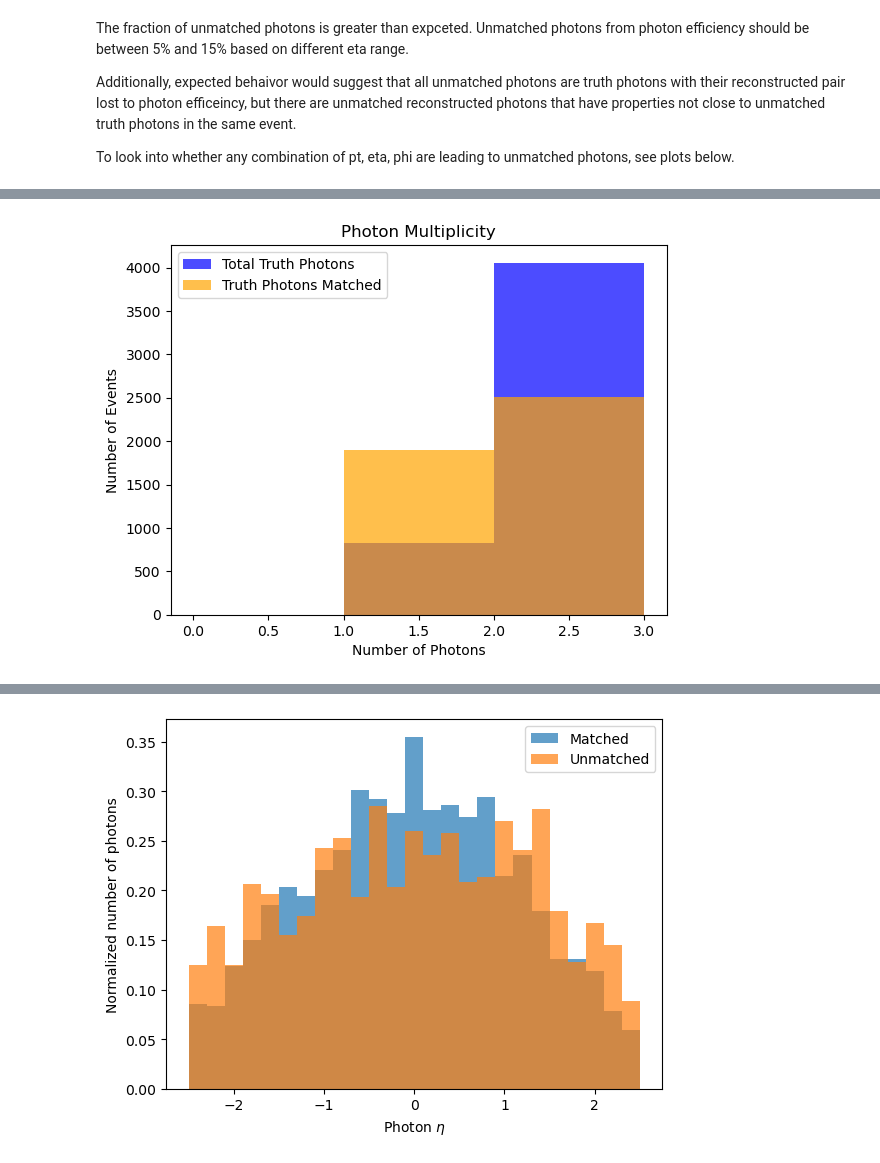
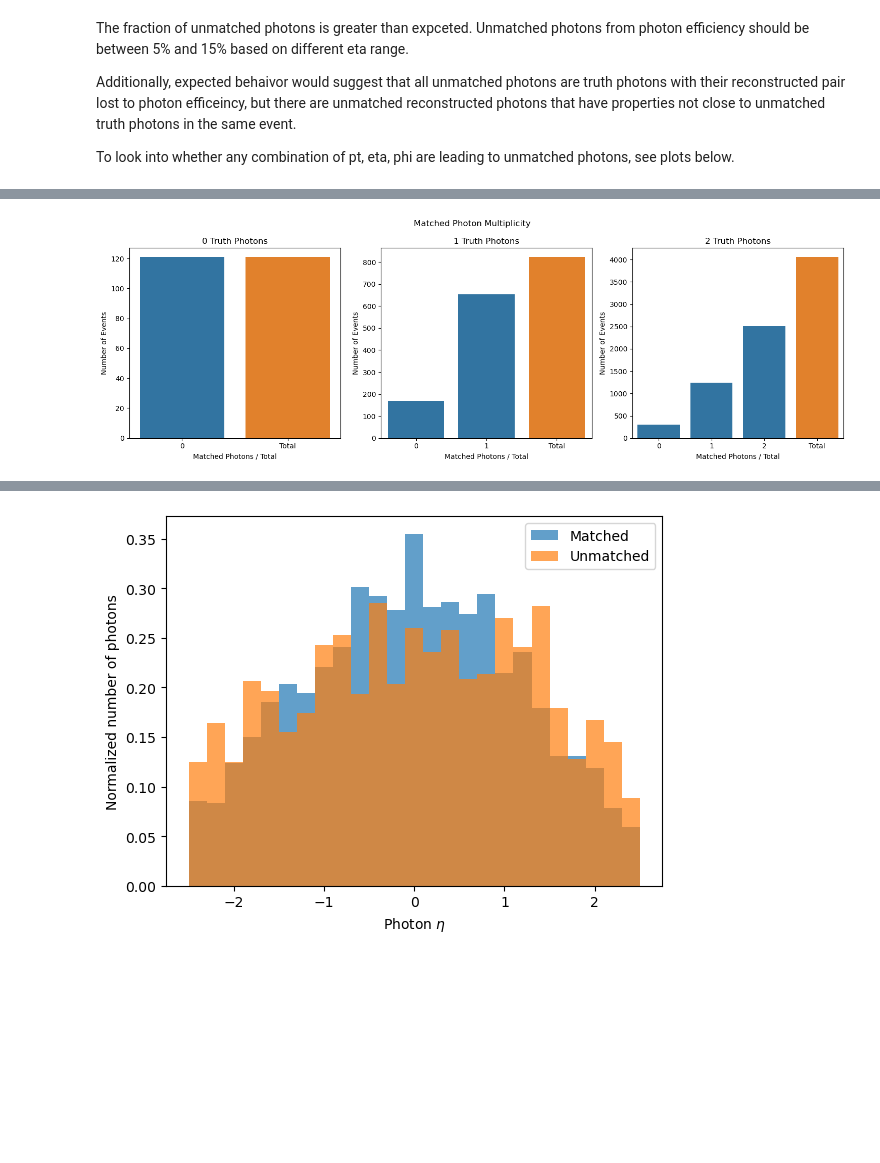
Before and after one commit to KalelChester/Displaced-Photon, a Jupyter notebook: photon_matching.ipynb, the cells around one changed output, grey strips where cells are left out. Cells and saved outputs as stored; diff of their text form; code cells hidden in the pictures; blank space fills up the shorter version.

```diff
--- a/photon_matching.ipynb
+++ b/photon_matching.ipynb
@@ -53,6 +83,7 @@ particle_dict = particle_df.AsNumpy([
 
 # Flatten event numbers (scalars, not 1-element arrays)
 event_numbers = [arr[0] for arr in particle_dict["Event.Number"]]
+# df = df.Filter("Event.Number < {}".format(EVENT_FILTER), "Events below event filter")
 
 # Add particle indices per event (needed for mother/daughter lookup)
 particle_dict["Particle.Index"] = [
@@ -74,8 +105,11 @@ particle_df = pd.DataFrame({
     "Status": particle_dict["Particle.Status"],
 })
 
-# Filters
+# Event Filter
 particle_df = particle_df[(particle_df["event"] < EVENT_FILTER)]
+
+# Correct time units from s to ns
+particle_df["T"] = particle_df["T"].apply(lambda t_arr: t_arr * 1e9)
 
 # Explode so each particle gets its own row
 particle_df = particle_df.explode([
@@ -101,6 +135,7 @@ df = ROOT.RDataFrame("Delphes", fdir)
 
 # Filter out events that have no photons to prevent errors
 df = df.Filter("Photon_size > 0", "Events with at least one photon")
+# df = df.Filter("Event.Number < {}".format(EVENT_FILTER), "Events below event filter")
 
 df = df.AsNumpy([
     "Event.Number",
@@ -124,7 +159,11 @@ df = pd.DataFrame({
     "genmet_phi": [arr[0] for arr in df["GenMissingET.Phi"]],
 })
 
+# Event Filter
 df = df[df["event"] < EVENT_FILTER]
+
+# Correct time units from s to ns
+df["photon_t"] = df["photon_t"].apply(lambda t_arr: t_arr * 1e9)
 
 # Sort the dataframe by the 'event' column and set it as the index
 df = df.sort_values(by="event")
@@ -309,21 +445,52 @@ Name: count, dtype: int64
 # %%
-# Count the number of unique truth photons per event
-unique_truth_photons = tpdf[tpdf["truth"]].groupby("event").count()["truth"]
+photon_count = pd.DataFrame({"event": np.arange(tpdf.event.max() + 1)})
 
-# Count the number of matched truth photons per event
-matched_truth_photons = tpdf[(tpdf["truth"]) & (tpdf["match"] >= 0)].groupby("event").count()["truth"]
+# Add number of truth photons that pass cutoffs
+photon_count = photon_count.merge(right = tpdf[tpdf["truth"]].groupby("event").count()[["truth"]], on="event", how="left") # Count the number of unique truth photons per event
 
-# Plot the histogram
-plt.hist(unique_truth_photons.values, bins=range(0, unique_truth_photons.max() + 2), alpha=0.7, label='Total Truth Photons', color='blue')
-plt.hist(matched_truth_photons.values, bins=range(0, matched_truth_photons.max() + 2), alpha=0.7, label='Truth Photons Matched', color='orange')
+# Count the number of matched photons per event
+matched_truth_photons = tpdf[tpdf["truth"]]
+matched_truth_photons["matched"] = matched_truth_photons.apply(lambda row: 1 if row["match"] >= 0 else 0, axis=1)
+matched_truth_photons = matched_truth_photons.groupby("event").sum()[["matched"]].reset_index()
+photon_count = photon_count.merge(right = matched_truth_photons, on="event", how="left")
+photon_count = photon_count.fillna(0).astype(int)
 
-# Add labels and title
-plt.xlabel("Number of Photons")
-plt.ylabel("Number of Events")
-plt.title("Photon Multiplicity")
-plt.legend()
+truth_counts = photon_count.groupby("truth").count()
+
+fig, ax = plt.subplots(1, 3, figsize=(15, 5))
+
+for i in range(3):
+# Plot the Barplots
+    _df = photon_count[photon_count["truth"] == i]
+    _df = _df.groupby("matched").count()
+
+    # Capture the current bar categories (the 'matched' values)
+    categories = _df.index.tolist()
+
+    _df.loc["Total"] = truth_counts.loc[i]
+    _df = _df[["event"]]
+
+    # Prepare for custom coloring by resetting the index
+    _df = _df.reset_index().rename(columns={'index': 'category', 'event': 'count'})
+
+    # Define colors
+    standard_color = '#1f77b4'  # Blue
+    total_color = '#ff7f0e'       # Orange
+
+    # Create the palette: standard_color for each original category, then total_color for 'Total'
+    color_palette = [standard_color] * len(categories) + [total_color]
+
+    # Use 'category' for x-axis, 'count' for y-axis, and apply the custom palette
+    sns.barplot(data=_df, x="matched", y="count", ax=ax[i], palette=color_palette)
+
+    # Update x-label to reflect the new category name
+    ax[i].set_xlabel("Matched Photons / Total")
+    ax[i].set_ylabel("Number of Events")
+    ax[i].set_title(f"{i} Truth Photons")
+fig.suptitle("Matched Photon Multiplicity")
 
 # Save the plot
+plt.tight_layout()
 plt.savefig("truth_plots/photon_multiplicity.png")
 plt.show()
 # %% [output]
@@ -330 +514 @@ plt.show()
-[figure, old version]
+[figure, new version]
```
Also changed, not shown: parts of 17 cells of this notebook, 2 other files.
